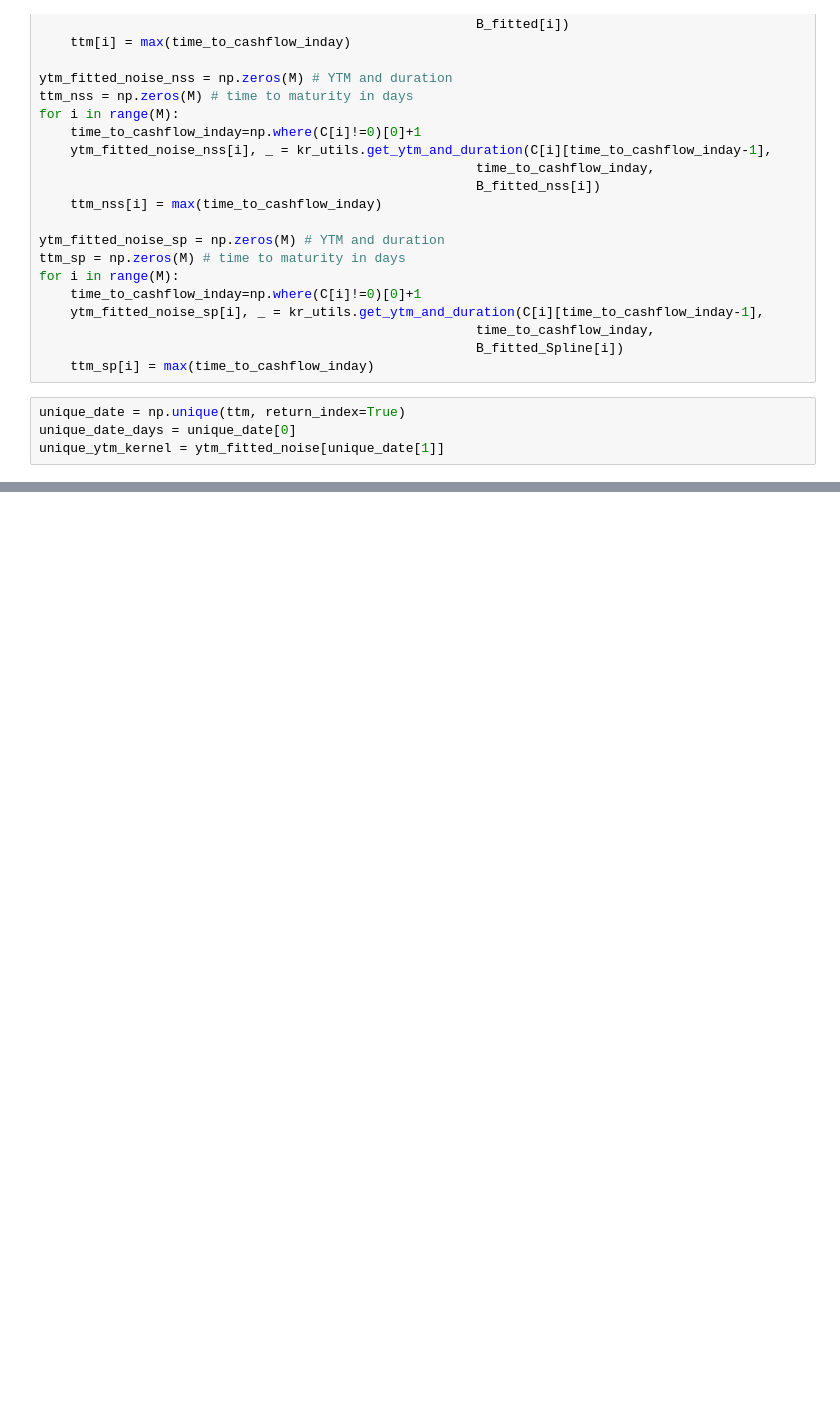
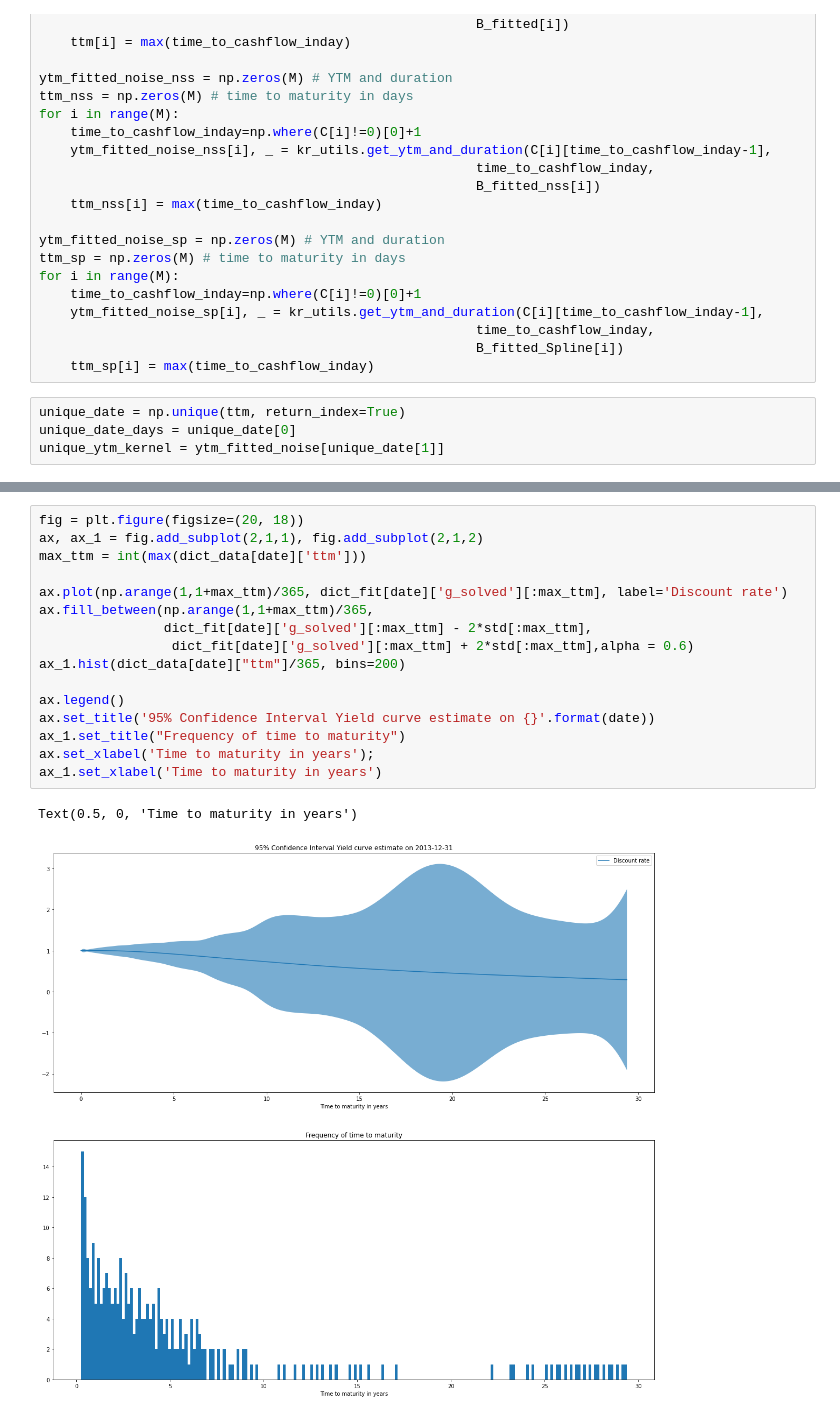
Before and after one commit to Lindi1907/Robust-Machine-Learning-for-Yield-Curve-Estimation, a Jupyter notebook: code&data/KR_example.ipynb, the cells around one changed output, grey strips where cells are left out. Saved outputs shown, nothing was run; the diff lists cells and outputs as text; blank space fills up the shorter version.

```diff
--- a/code&data/KR_example.ipynb
+++ b/code&data/KR_example.ipynb
@@ -660,0 +689,19 @@ for ax in [ax_1, ax_2, ax_3, ax_4]:
+# %%
+fig = plt.figure(figsize=(20, 18))
+ax, ax_1 = fig.add_subplot(2,1,1), fig.add_subplot(2,1,2)
+max_ttm = int(max(dict_data[date]['ttm']))
+
+ax.plot(np.arange(1,1+max_ttm)/365, dict_fit[date]['g_solved'][:max_ttm], label='Discount rate')
+ax.fill_between(np.arange(1,1+max_ttm)/365,
+                dict_fit[date]['g_solved'][:max_ttm] - 2*std[:max_ttm],
+                 dict_fit[date]['g_solved'][:max_ttm] + 2*std[:max_ttm],alpha = 0.6)
+ax_1.hist(dict_data[date]["ttm"]/365, bins=200)
+
+ax.legend()
+ax.set_title('95% Confidence Interval Yield curve estimate on {}'.format(date))
+ax_1.set_title("Frequency of time to maturity")
+ax.set_xlabel('Time to maturity in years');
+ax_1.set_xlabel('Time to maturity in years')
+# %% [output]
+Text(0.5, 0, 'Time to maturity in years')
+[figure, added]
```
Also changed, not shown: parts of 12 cells of this notebook, 5 other files.
